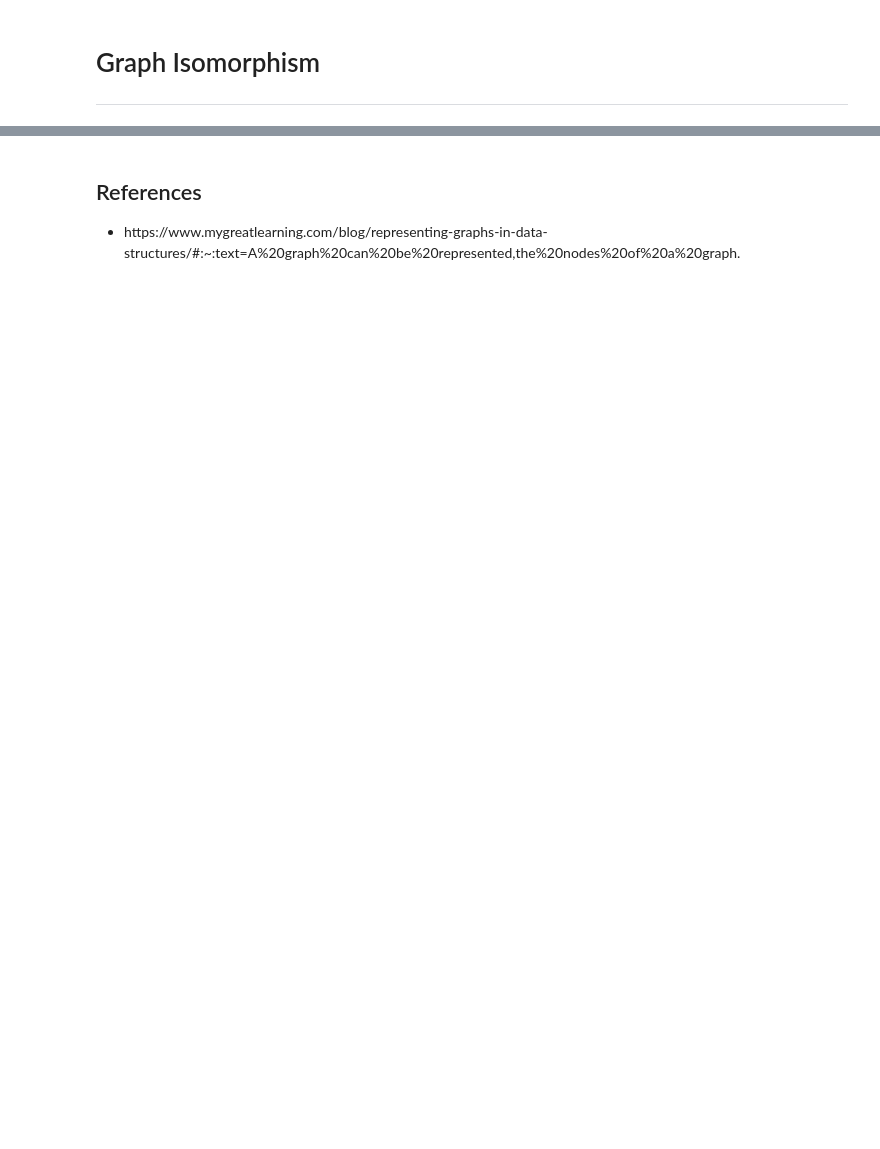
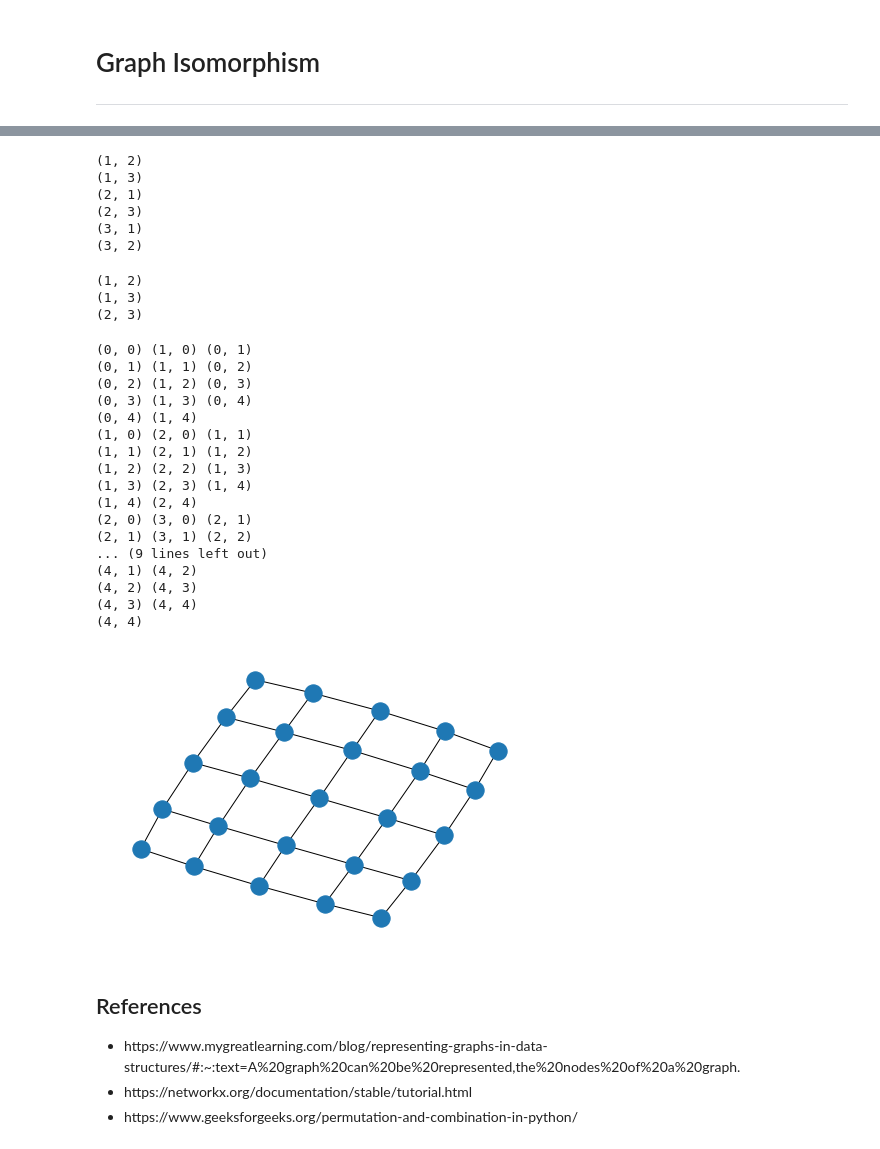
Before and after one commit to YassineJdair/GraphTheoryProject22, a Jupyter notebook: graph-isomorphism.ipynb, the cells around one changed output, grey strips where cells are left out. Cells and saved outputs as stored; diff of their text form; code cells hidden in the pictures; blank space fills up the shorter version.

```diff
--- a/graph-isomorphism.ipynb
+++ b/graph-isomorphism.ipynb
@@ -39,8 +118,84 @@ The adjacency matrix for a directed graph is shown the image below. Observe that
+# %%
+
+# A Python program to print all
+# permutations of given length
+from itertools import permutations
+
+# Get all permutations of length 2
+# and length 2
+perm = permutations([1, 2, 3], 2)
+
+# Print the obtained permutations
+for i in list(perm):
+    print (i)
+# %% [output]
+(1, 2)
+(1, 3)
+(2, 1)
+(2, 3)
+(3, 1)
+(3, 2)
+# %%
+#This method takes a list and an input r as an input and return an object list of tuples
+#which contain all possible combination of length r in a list form.
+
+# A Python program to print all
+# combinations of given length
+from itertools import combinations
+
+# Get all combinations of [1, 2, 3]
+# and length 2
+comb = combinations([1, 2, 3], 2)
+
+# Print the obtained combinations
+for i in list(comb):
+    print (i)
+# %% [output]
+(1, 2)
+(1, 3)
+(2, 3)
+# %%
+import matplotlib.pyplot as plt
+import networkx as nx
+
+G = nx.grid_2d_graph(5, 5)  # 5x5 grid
+
+# print the adjacency list
+for line in nx.generate_adjlist(G):
+    print(line)
+# write edgelist to grid.edgelist
+nx.write_edgelist(G, path="grid.edgelist", delimiter=":")
+# read edgelist from grid.edgelist
+H = nx.read_edgelist(path="grid.edgelist", delimiter=":")
+
+pos = nx.spring_layout(H, seed=200)
+nx.draw(H, pos)
+plt.show()
+# %% [output]
+(0, 0) (1, 0) (0, 1)
+(0, 1) (1, 1) (0, 2)
+(0, 2) (1, 2) (0, 3)
+(0, 3) (1, 3) (0, 4)
+(0, 4) (1, 4)
+(1, 0) (2, 0) (1, 1)
+(1, 1) (2, 1) (1, 2)
+(1, 2) (2, 2) (1, 3)
+(1, 3) (2, 3) (1, 4)
+(1, 4) (2, 4)
+(2, 0) (3, 0) (2, 1)
+(2, 1) (3, 1) (2, 2)
+... (9 lines left out)
+(4, 1) (4, 2)
+(4, 2) (4, 3)
+(4, 3) (4, 4)
+(4, 4)
+[figure, added]
 # %% [markdown]
 <h2>References</h2>
 <ul>
 <li>https://www.mygreatlearning.com/blog/representing-graphs-in-data-structures/#:~:text=A%20graph%20can%20be%20represented,the%20nodes%20of%20a%20graph.</li>
-
+<li>https://networkx.org/documentation/stable/tutorial.html</li>
+<li>https://www.geeksforgeeks.org/permutation-and-combination-in-python/</li>
 
 
 
```
Also changed, not shown: parts of 6 cells of this notebook, 7 other files.
